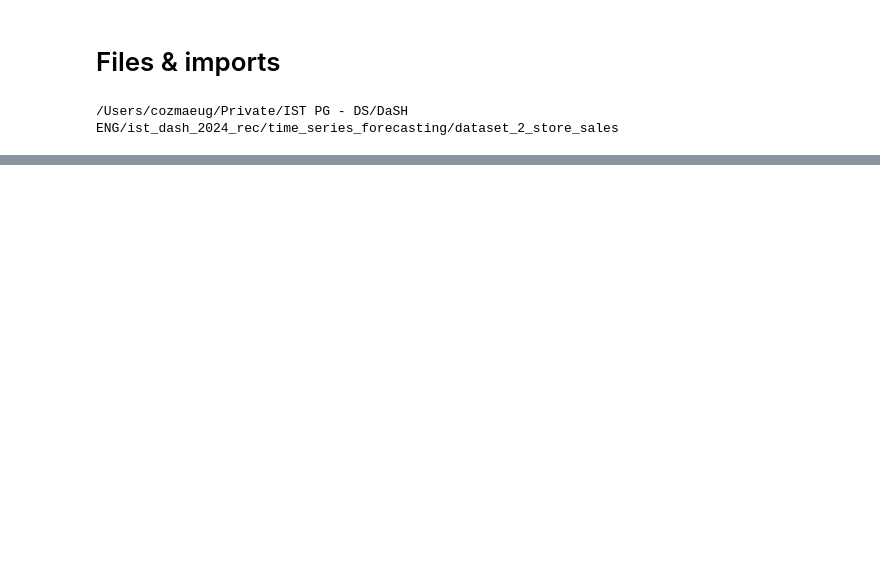
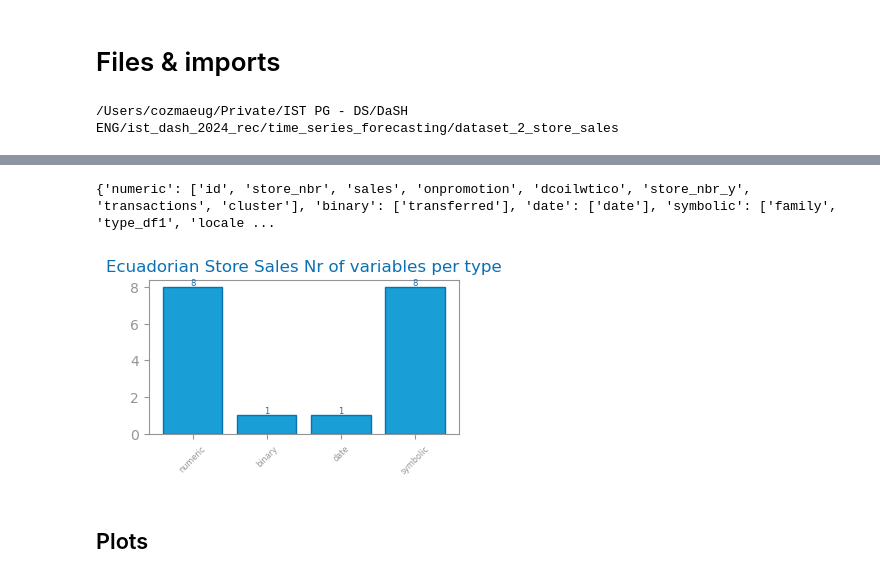
Before and after one commit to jvanalytics/ist_dash_2024_rec, a Jupyter notebook: time_series_forecasting/dataset_2_store_sales/0_preproc.ipynb, the cells around one changed output, grey strips where cells are left out. Cells and saved outputs as stored; diff of their text form; code cells hidden in the pictures; blank space fills up the shorter version.

```diff
--- a/time_series_forecasting/dataset_2_store_sales/0_preproc.ipynb
+++ b/time_series_forecasting/dataset_2_store_sales/0_preproc.ipynb
@@ -23,0 +228,46 @@ file_tag = "Store Sales"
+# %%
+from pandas import Series, to_numeric, to_datetime
+
+
+def get_variable_types(df: DataFrame) -> dict[str, list]:
+    variable_types: dict = {"numeric": [], "binary": [], "date": [], "symbolic": []}
+
+    nr_values: Series = df.nunique(axis=0, dropna=True)
+    for c in df.columns:
+        if 2 == nr_values[c]:
+            variable_types["binary"].append(c)
+            df[c].astype("bool")
+        else:
+        # Check if the column is already of datetime type
+            if pd.api.types.is_datetime64_any_dtype(df[c]):
+                variable_types["date"].append(c)
+            else:
+                try:
+                    to_numeric(df[c], errors="raise")
+                    variable_types["numeric"].append(c)
+                except ValueError:
+                    try:
+                        df[c] = to_datetime(df[c], errors="raise")
+                        variable_types["date"].append(c)
+                    except ValueError:
+                        variable_types["symbolic"].append(c)
+
+    return variable_types
+# %%
+variable_types: dict[str, list] = get_variable_types(merged_df)
+print(variable_types)
+counts: dict[str, int] = {}
+for tp in variable_types.keys():
+    counts[tp] = len(variable_types[tp])
+
+figure(figsize=(4, 2))
+plot_bar_chart(
+    list(counts.keys()), list(counts.values()), title=f"{file_tag} Nr of variables per type"
+)
+savefig(f"./{file_tag}_variable_types.png")
+show()
+# %% [output]
+{'numeric': ['id', 'store_nbr', 'sales', 'onpromotion', 'dcoilwtico', 'store_nbr_y', 'transactions', 'cluster'], 'binary': ['transferred'], 'date': ['date'], 'symbolic': ['family', 'type_df1', 'locale ...
+[figure, added]
+# %% [markdown]
+## Plots
```
Also changed, not shown: parts of 37 cells of this notebook, 5 other files.
